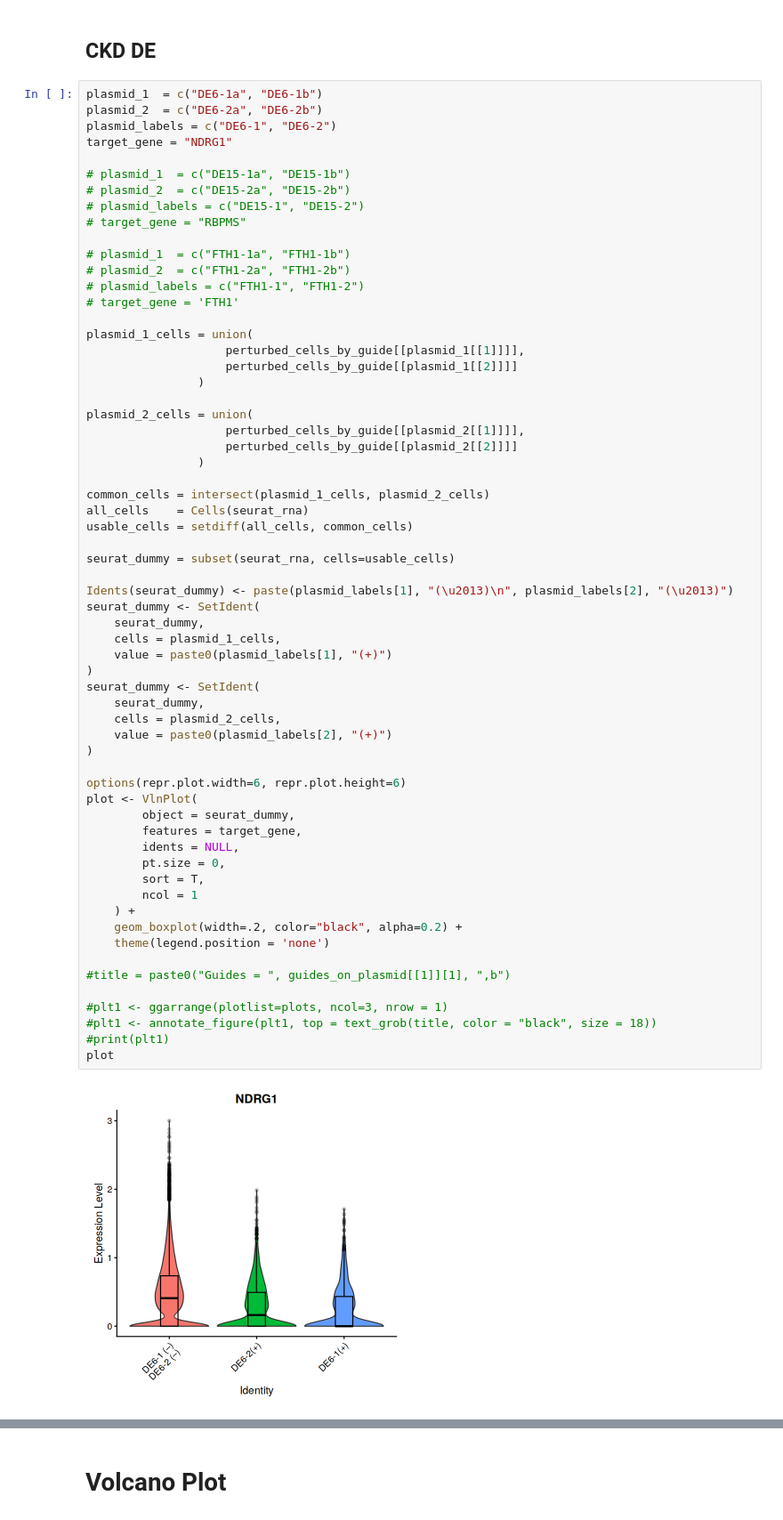
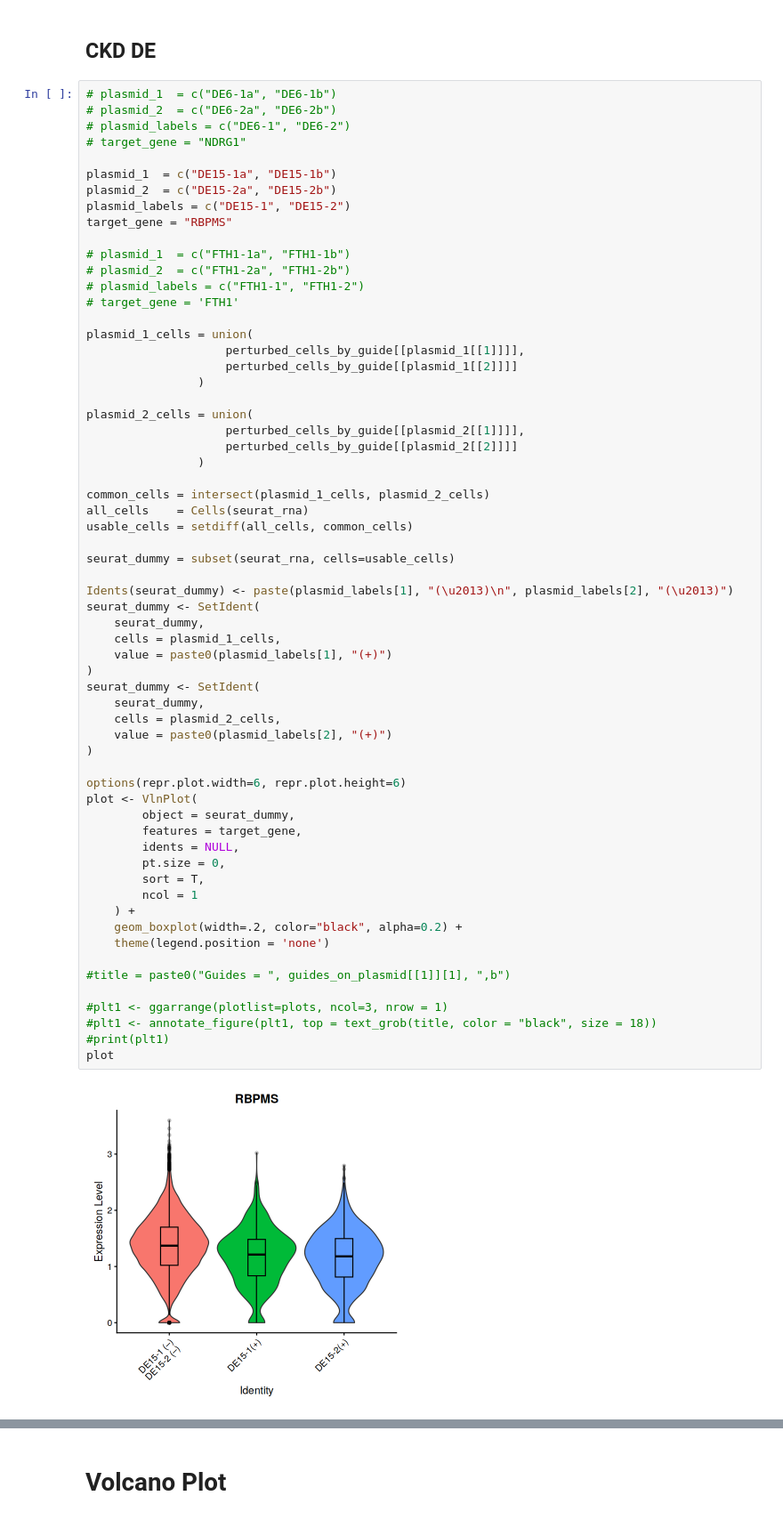
Before and after one commit to ucsf-lgr/ckd-workflow, a Jupyter notebook: secondary/04_DE_by_plasmid_v2_single_panel.ipynb, the cells around one changed output, grey strips where cells are left out. Shown at 89% size. Saved outputs shown, nothing was run; the diff lists cells and outputs as text.

```diff
--- a/secondary/04_DE_by_plasmid_v2_single_panel.ipynb
+++ b/secondary/04_DE_by_plasmid_v2_single_panel.ipynb
@@ -406,15 +407,15 @@ attr(,"class")
 # %% [markdown]
 ## CKD DE
 # %%
-plasmid_1  = c("DE6-1a", "DE6-1b")
-plasmid_2  = c("DE6-2a", "DE6-2b")
-plasmid_labels = c("DE6-1", "DE6-2")
-target_gene = "NDRG1"
+# plasmid_1  = c("DE6-1a", "DE6-1b")
+# plasmid_2  = c("DE6-2a", "DE6-2b")
+# plasmid_labels = c("DE6-1", "DE6-2")
+# target_gene = "NDRG1"
 
-# plasmid_1  = c("DE15-1a", "DE15-1b")
-# plasmid_2  = c("DE15-2a", "DE15-2b")
-# plasmid_labels = c("DE15-1", "DE15-2")
-# target_gene = "RBPMS"
+plasmid_1  = c("DE15-1a", "DE15-1b")
+plasmid_2  = c("DE15-2a", "DE15-2b")
+plasmid_labels = c("DE15-1", "DE15-2")
+target_gene = "RBPMS"
 
 # plasmid_1  = c("FTH1-1a", "FTH1-1b")
 # plasmid_2  = c("FTH1-2a", "FTH1-2b")
@@ -441,34 +442,34 @@ Idents(seurat_dummy) <- paste(plasmid_labels[1], "(\u2013)\n", plasmid_labels[2]
 seurat_dummy <- SetIdent(
     seurat_dummy,
     cells = plasmid_1_cells,
     value = paste0(plasmid_labels[1], "(+)")
 )
 seurat_dummy <- SetIdent(
     seurat_dummy,
     cells = plasmid_2_cells,
     value = paste0(plasmid_labels[2], "(+)")
 )
 
 options(repr.plot.width=6, repr.plot.height=6)
 plot <- VlnPlot(
         object = seurat_dummy,
         features = target_gene,
         idents = NULL,
         pt.size = 0,
         sort = T,
         ncol = 1
     ) +
     geom_boxplot(width=.2, color="black", alpha=0.2) +
     theme(legend.position = 'none')
 
 #title = paste0("Guides = ", guides_on_plasmid[[1]][1], ",b")
 
 #plt1 <- ggarrange(plotlist=plots, ncol=3, nrow = 1)
 #plt1 <- annotate_figure(plt1, top = text_grob(title, color = "black", size = 18))
 #print(plt1)
 plot
 # %% [output]
-[figure, old version]
+[figure, new version]
 # %%
 length(unlist(perturbed_cells_by_guide['DE15-1a']))
 sum(seurat_libs[[1]][['sgRNA']]@counts['DE15-1a', ]>=14) +
```
Also changed, not shown: parts of 19 cells of this notebook, 9 other files.
